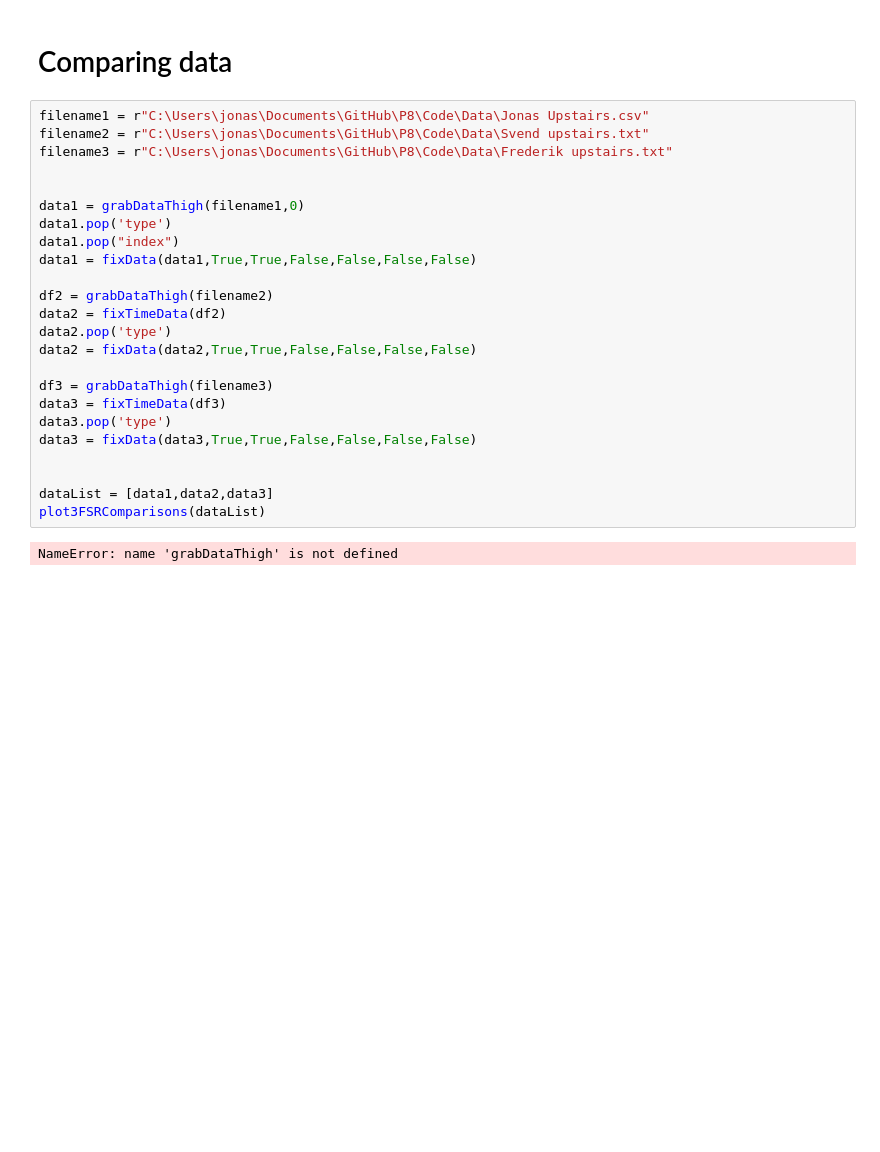
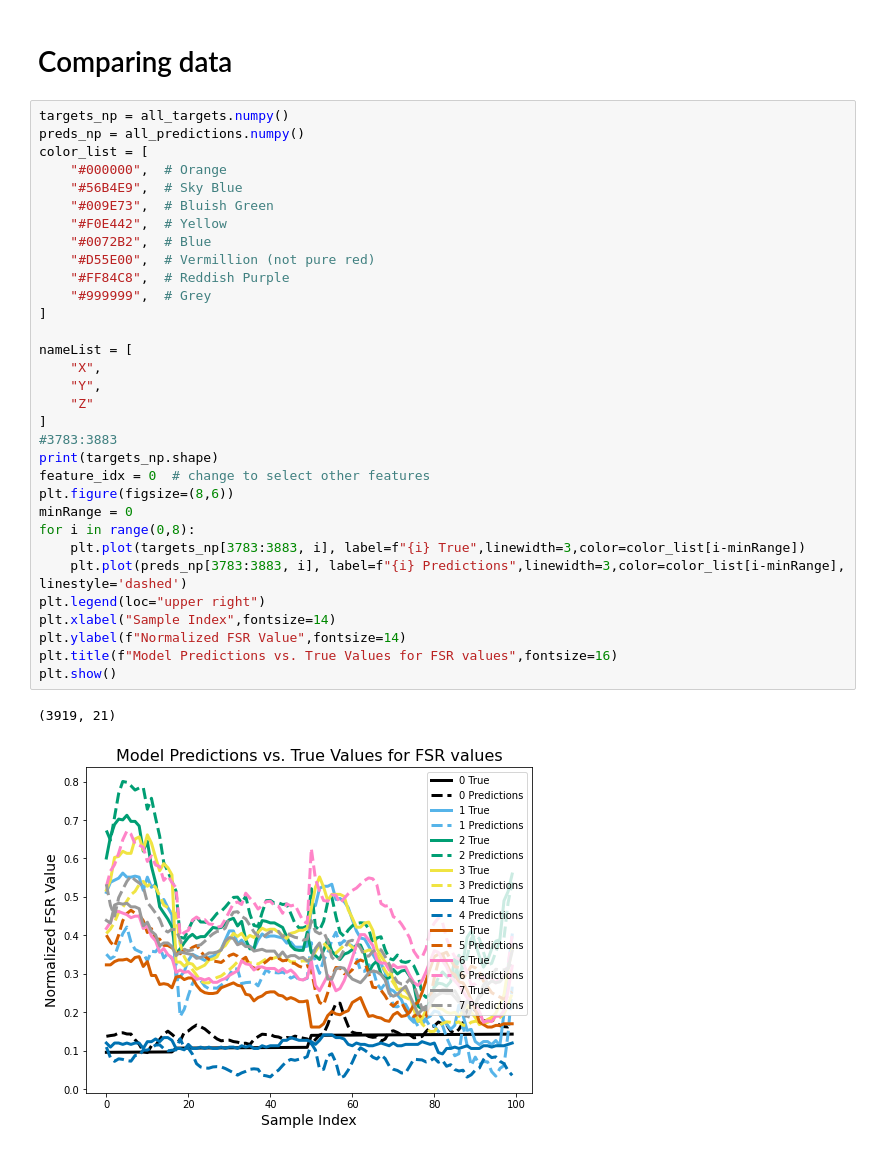
Before and after one commit to JonasS-AAU/P8, a Jupyter notebook: Code/InitialLSTM.ipynb, the cells around one changed output. Cells and saved outputs as stored; diff of their text form; blank space fills up the shorter version.

```diff
--- a/Code/InitialLSTM.ipynb
+++ b/Code/InitialLSTM.ipynb
@@ -884,29 +936,38 @@ print(f"Every 10th frame saved and zipped to {zip_filename}")
 Every 10th frame saved and zipped to frames.zip
 # %% [markdown]
 # Comparing data
-# %%
-filename1 = r"C:\Users\jonas\Documents\GitHub\P8\Code\Data\Jonas Upstairs.csv"
-filename2 = r"C:\Users\jonas\Documents\GitHub\P8\Code\Data\Svend upstairs.txt"
-filename3 = r"C:\Users\jonas\Documents\GitHub\P8\Code\Data\Frederik upstairs.txt"
-
-
-data1 = grabDataThigh(filename1,0)
-data1.pop('type')
-data1.pop("index")
-data1 = fixData(data1,True,True,False,False,False,False)
-
-df2 = grabDataThigh(filename2)
-data2 = fixTimeData(df2)
-data2.pop('type')
-data2 = fixData(data2,True,True,False,False,False,False)
-
-df3 = grabDataThigh(filename3)
-data3 = fixTimeData(df3)
-data3.pop('type')
-data3 = fixData(data3,True,True,False,False,False,False)
-
-
-dataList = [data1,data2,data3]
-plot3FSRComparisons(dataList)
-# %% [output]
-NameError: name 'grabDataThigh' is not defined
+# %%
+targets_np = all_targets.numpy()
+preds_np = all_predictions.numpy()
+color_list = [
+    "#000000",  # Orange
+    "#56B4E9",  # Sky Blue
+    "#009E73",  # Bluish Green
+    "#F0E442",  # Yellow
+    "#0072B2",  # Blue
+    "#D55E00",  # Vermillion (not pure red)
+    "#FF84C8",  # Reddish Purple
+    "#999999",  # Grey
+]
+
+nameList = [
+    "X",
+    "Y",
+    "Z"
+]
+#3783:3883
+print(targets_np.shape)
+feature_idx = 0  # change to select other features
+plt.figure(figsize=(8,6))
+minRange = 0
+for i in range(0,8):
+    plt.plot(targets_np[3783:3883, i], label=f"{i} True",linewidth=3,color=color_list[i-minRange])
+    plt.plot(preds_np[3783:3883, i], label=f"{i} Predictions",linewidth=3,color=color_list[i-minRange], linestyle='dashed')
+plt.legend(loc="upper right")
+plt.xlabel("Sample Index",fontsize=14)
+plt.ylabel(f"Normalized FSR Value",fontsize=14)
+plt.title(f"Model Predictions vs. True Values for FSR values",fontsize=16)
+plt.show()
+# %% [output]
+(3919, 21)
+[figure, added]
```
Also changed, not shown: parts of 17 cells of this notebook, 32 other files.
